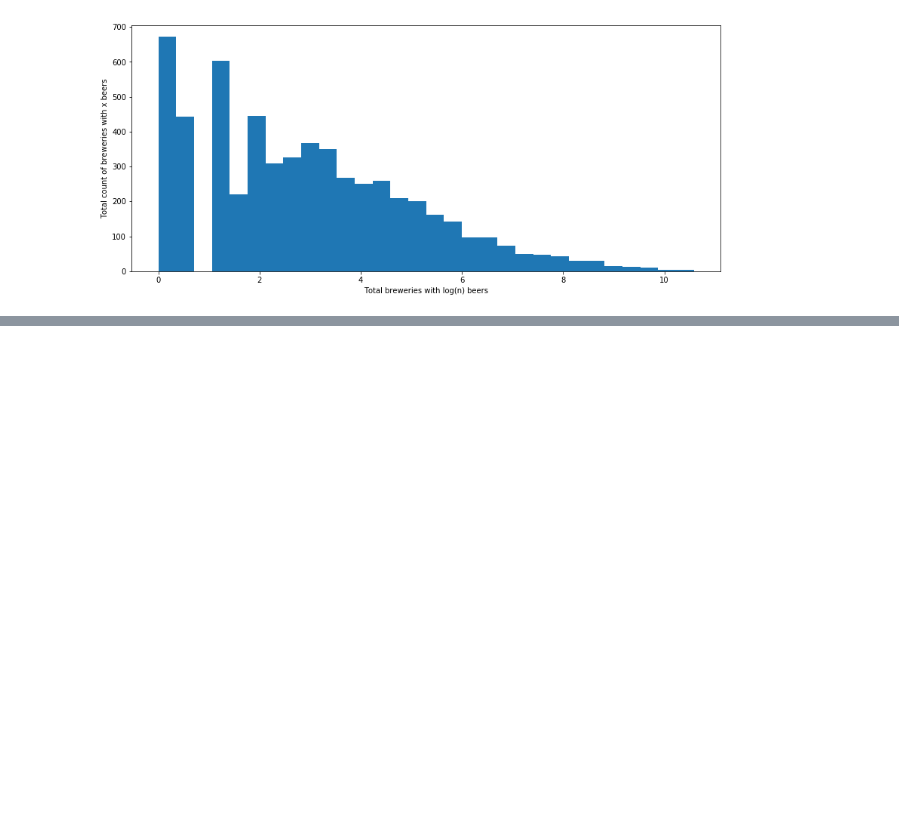
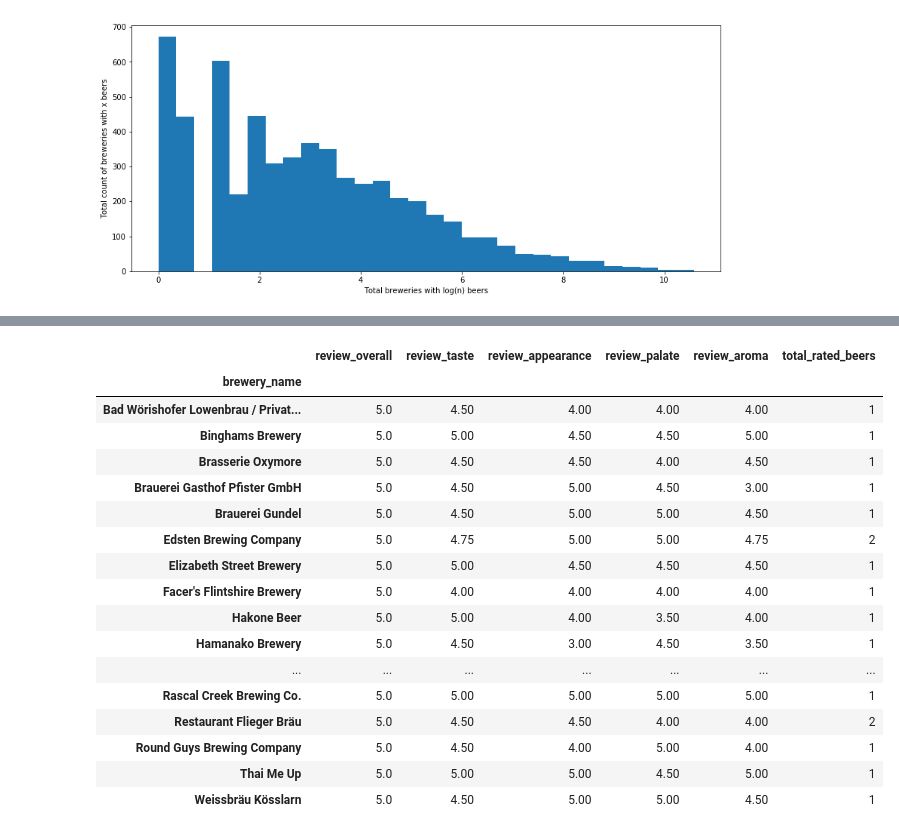
Before and after one commit to SethDKelly/BeerRecommender, a Jupyter notebook: Exploratory_data_analysis.ipynb, the cells around one changed output, grey strips where cells are left out. Drawn from its saved outputs; the diff is of its cells as text; code cells hidden in the pictures; blank space fills up the shorter version.

```diff
--- a/Exploratory_data_analysis.ipynb
+++ b/Exploratory_data_analysis.ipynb
@@ -204,0 +190,3 @@ beer_style_counts.describe()
+# %%
+comparisons = beer_ratings.loc[:,['beer_name', 'brewery_name', 'beer_style',
+                                  'review_overall', 'review_taste', 'review_appearance', 'review_palate', 'review_aroma']]
@@ -204,0 +233,7 @@ beer_style_counts.describe()
+# %%
+comparison_brewery = comparisons.loc[:,['brewery_name', 'review_overall', 'review_taste', 'review_appearance',
+                                    'review_palate', 'review_aroma']].groupby('brewery_name').mean()
+# %%
+beers_per_brewery = beers_per_brewery.rename({'beer_name':'total_rated_beers'}, axis=1)
+# %%
+comparison_brewery = comparison_brewery.merge(beers_per_brewery, left_index=True, right_index=True)
@@ -204,0 +252,21 @@ beer_style_counts.describe()
+# %%
+comparison_brewery[comparison_brewery.review_overall == comparison_brewery.review_overall.max()]
+# %% [output]
+|  | review_overall | review_taste | review_appearance | review_palate | review_aroma | total_rated_beers |
+| brewery_name |  |  |  |  |  |  |
+| Bad Wörishofer Lowenbrau / Privat... | 5.0 | 4.50 | 4.00 | 4.00 | 4.00 | 1 |
+| Binghams Brewery | 5.0 | 5.00 | 4.50 | 4.50 | 5.00 | 1 |
+| Brasserie Oxymore | 5.0 | 4.50 | 4.50 | 4.00 | 4.50 | 1 |
+| Brauerei Gasthof Pfister GmbH | 5.0 | 4.50 | 5.00 | 4.50 | 3.00 | 1 |
+| Brauerei Gundel | 5.0 | 4.50 | 5.00 | 5.00 | 4.50 | 1 |
+| Edsten Brewing Company | 5.0 | 4.75 | 5.00 | 5.00 | 4.75 | 2 |
+| Elizabeth Street Brewery | 5.0 | 5.00 | 4.50 | 4.50 | 4.50 | 1 |
+| Facer's Flintshire Brewery | 5.0 | 4.00 | 4.00 | 4.00 | 4.00 | 1 |
+| Hakone Beer | 5.0 | 5.00 | 4.00 | 3.50 | 4.00 | 1 |
+| Hamanako Brewery | 5.0 | 4.50 | 3.00 | 4.50 | 3.50 | 1 |
+| ... | ... | ... | ... | ... | ... | ... |
+| Rascal Creek Brewing Co. | 5.0 | 5.00 | 5.00 | 5.00 | 5.00 | 1 |
+| Restaurant Flieger Bräu | 5.0 | 4.50 | 4.50 | 4.00 | 4.00 | 2 |
+| Round Guys Brewing Company | 5.0 | 4.50 | 4.00 | 5.00 | 4.00 | 1 |
+| Thai Me Up | 5.0 | 5.00 | 5.00 | 4.50 | 5.00 | 1 |
+| Weissbräu Kösslarn | 5.0 | 4.50 | 5.00 | 5.00 | 4.50 | 1 |
```
Also changed, not shown: parts of 20 cells of this notebook.
